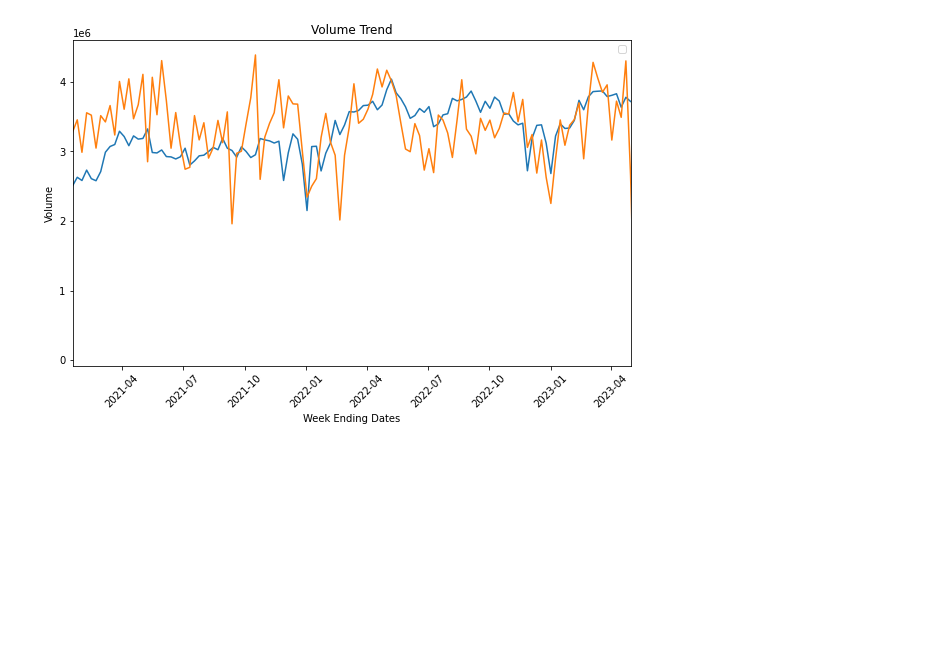
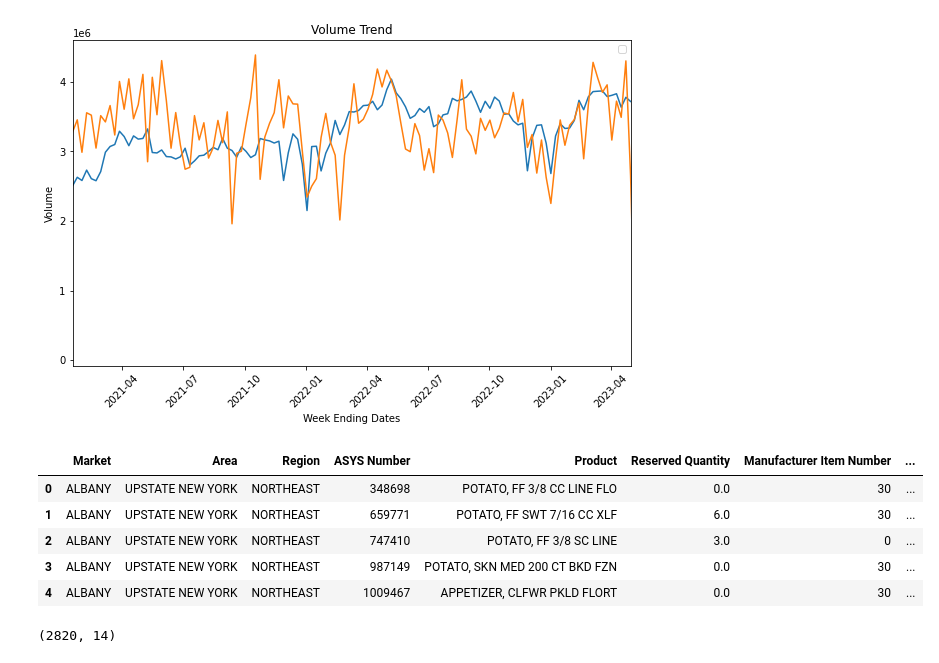
Before and after one commit to mfnewatter/Data-Update, a Jupyter notebook: sell_out_compile.ipynb, the cells around one changed output. Drawn from its saved outputs; the diff is of its cells as text; code cells hidden in the pictures; blank space fills up the shorter version.

```diff
--- a/sell_out_compile.ipynb
+++ b/sell_out_compile.ipynb
@@ -285,3 +304,18 @@ plt.show()
 # %% [output]
 No artists with labels found to put in legend.  Note that artists whose label start with an underscore are ignored when legend() is called with no argument.
 [figure]
+# %%
+test = pd.read_excel(r'C:\Users\newatter\OneDrive - McCain Foods Limited\Weekly Update Files\2023-06-02\US Foods Inv\21 May 2023.xlsx')
+
+test.head()
+# %% [output]
+|  | Market | Area | Region | ASYS Number | Product | Reserved Quantity | Manufacturer Item Number | ... |
+| 0 | ALBANY | UPSTATE NEW YORK | NORTHEAST | 348698 | POTATO, FF 3/8 CC LINE FLO | 0.0 | 30 | ... |
+| 1 | ALBANY | UPSTATE NEW YORK | NORTHEAST | 659771 | POTATO, FF SWT 7/16 CC XLF | 6.0 | 30 | ... |
+| 2 | ALBANY | UPSTATE NEW YORK | NORTHEAST | 747410 | POTATO, FF 3/8 SC LINE | 3.0 | 0 | ... |
+| 3 | ALBANY | UPSTATE NEW YORK | NORTHEAST | 987149 | POTATO, SKN MED 200 CT BKD FZN | 0.0 | 30 | ... |
+| 4 | ALBANY | UPSTATE NEW YORK | NORTHEAST | 1009467 | APPETIZER, CLFWR PKLD FLORT | 0.0 | 30 | ... |
+# %%
+test.shape
+# %% [output]
+(2820, 14)
```
Also changed, not shown: parts of 25 cells of this notebook.
